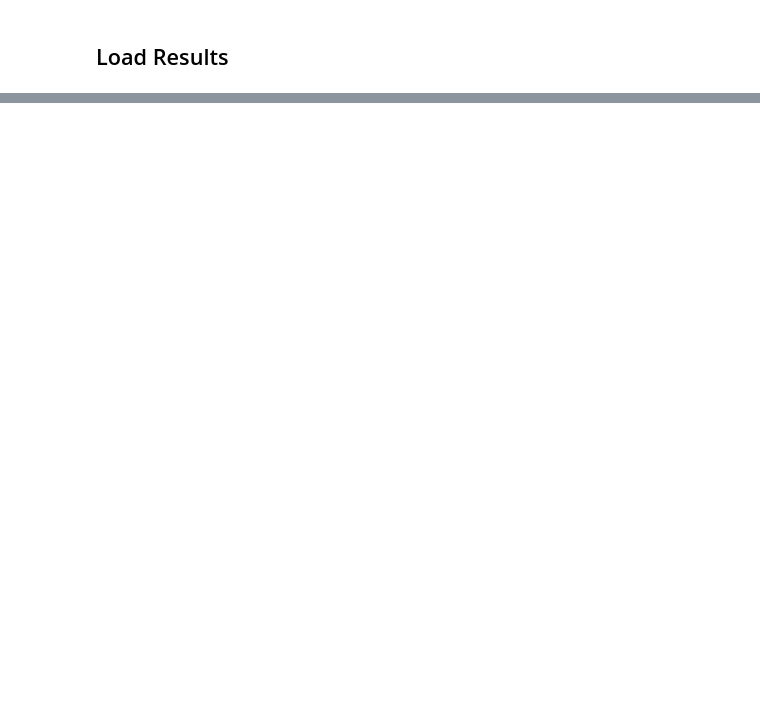
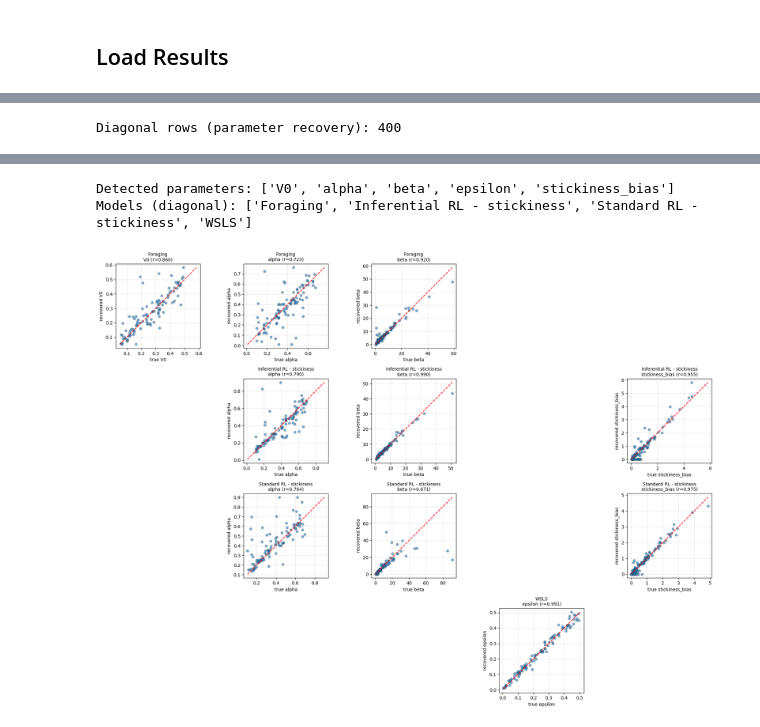
Before and after one commit to ungzs1/popy_05, a Jupyter notebook: notebooks/behav_modeling/recoveries/eval_model_recovery.ipynb, the cells around one changed output, grey strips where cells are left out. Saved outputs shown, nothing was run; the diff lists cells and outputs as text; code cells hidden in the pictures; blank space fills up the shorter version.

```diff
--- a/notebooks/behav_modeling/recoveries/eval_model_recovery.ipynb
+++ b/notebooks/behav_modeling/recoveries/eval_model_recovery.ipynb
@@ -89,0 +50,61 @@ Standard RL - stickyness        0.507929                  0.681934
+# %%
+# Diagonal only (same true & fitted model)
+df_diag = df[df["model_true"] == df["model_fitted"]].copy()
+print(f"Diagonal rows (parameter recovery): {len(df_diag)}")
+display(df_diag.head())
+
+# Infer parameter names from *_recovered columns
+recovered_cols = [c for c in df_diag.columns if c.endswith("_recovered")]
+param_names = [c.replace("_recovered", "") for c in recovered_cols if c.replace("_recovered", "") in df_diag.columns]
+param_names = sorted(set(param_names))
+print("Detected parameters:", param_names)
+
+models = list(pd.unique(df_diag["model_true"]))
+print("Models (diagonal):", models)
+
+# Plot: True vs recovered parameters (diagonal only), grouped by model
+max_params = max(1, len(param_names))
+fig, axes = plt.subplots(len(models), max_params, figsize=(4.0 * max_params, 3.6 * len(models)), squeeze=False)
+
+for row_idx, model_name in enumerate(models):
+    df_m = df_diag[df_diag["model_true"] == model_name]
+    # Keep only params that actually exist for this model (non-NaN in either true or recovered)
+    model_params = []
+    for p in param_names:
+        true_col = p
+        rec_col = f"{p}_recovered"
+        if true_col in df_m.columns and rec_col in df_m.columns:
+            if df_m[[true_col, rec_col]].dropna().shape[0] > 0:
+                model_params.append(p)
+
+    for col_idx, p in enumerate(param_names):
+        ax = axes[row_idx, col_idx]
+        true_col = p
+        rec_col = f"{p}_recovered"
+        sub = df_m[[true_col, rec_col]].dropna() if (true_col in df_m.columns and rec_col in df_m.columns) else pd.DataFrame()
+
+        if sub.empty:
+            ax.axis("off")
+            continue
+
+        x = sub[true_col].to_numpy()
+        y = sub[rec_col].to_numpy()
+        ax.scatter(x, y, alpha=0.6, s=30, edgecolors="black", linewidth=0.4)
+
+        # Identity line
+        min_val = float(np.min([x.min(), y.min()]))
+        max_val = float(np.max([x.max(), y.max()]))
+        ax.plot([min_val, max_val], [min_val, max_val], "r--", linewidth=1.5)
+
+        # Correlation (guard against constant arrays)
+        corr = np.corrcoef(x, y)[0, 1] if (np.std(x) > 0 and np.std(y) > 0) else np.nan
+        ax.set_title(f"{model_name}\n{p} (r={corr:.3f})", fontsize=10)
+        ax.set_xlabel(f"true {p}")
+        ax.set_ylabel(f"recovered {p}")
+        ax.grid(alpha=0.3)
+        ax.set_aspect("equal", adjustable="box")
+
+plt.tight_layout()
+plt.show()
+# %% [output]
+Diagonal rows (parameter recovery): 400
@@ -89,0 +117,3 @@ Standard RL - stickyness        0.507929                  0.681934
+Detected parameters: ['V0', 'alpha', 'beta', 'epsilon', 'stickiness_bias']
+Models (diagonal): ['Foraging', 'Inferential RL - stickiness', 'Standard RL - stickiness', 'WSLS']
+[figure, added]
```
Also changed, not shown: parts of 9 cells of this notebook, 29 other files.
